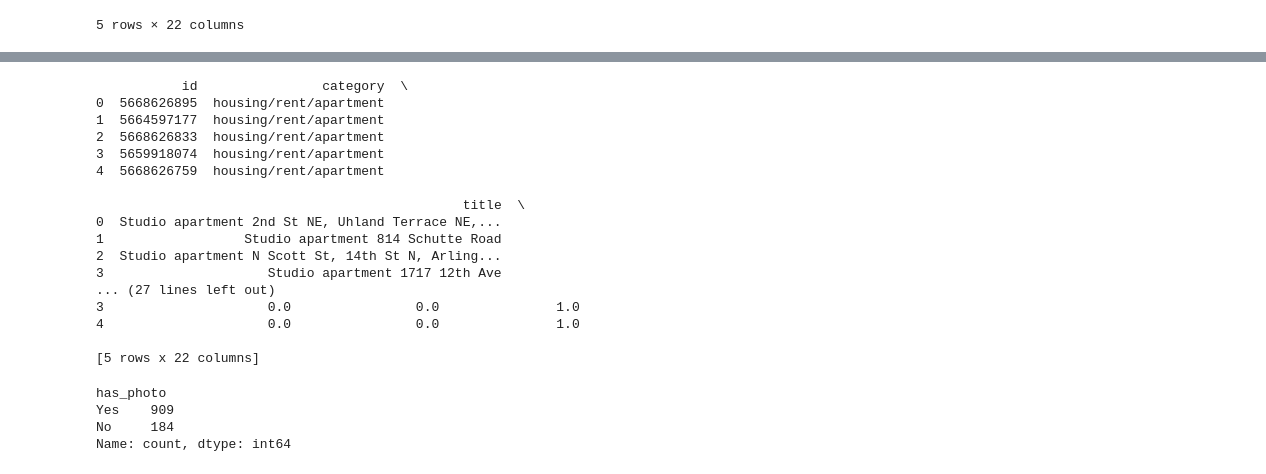
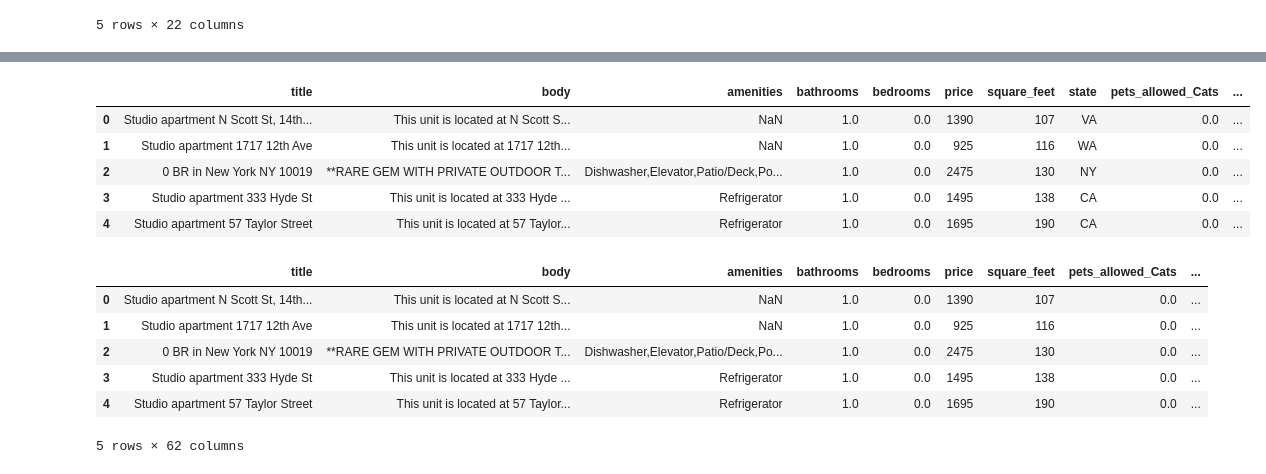
Before and after one commit to JoseEdSouza/machine-learning-works, a Jupyter notebook: rent/eda.ipynb, the cells around one changed output, grey strips where cells are left out. Saved outputs shown, nothing was run; the diff lists cells and outputs as text; code cells hidden in the pictures.

```diff
--- a/rent/eda.ipynb
+++ b/rent/eda.ipynb
@@ -94,38 +223,31 @@ print(rent)
+# %%
+def one_hot_encode_column(
+    df: pd.DataFrame, column: str, drop_first: bool = False
+) -> pd.DataFrame:
+    """
+    One-hot encode a given column in the dataframe.
+    The function returns the dataframe with the one-hot encoded column.
+    """
+    encoder = OneHotEncoder(
+        sparse_output=False, drop="first" if drop_first else None, handle_unknown="ignore"
+    )
+    encoded_column = encoder.fit_transform(df[[column]])
+    encoded_df = pd.DataFrame(
+        encoded_column, columns=encoder.get_feature_names_out([column])
+    )
+    df = df.join(encoded_df)
+    df = df.drop(columns=column)
+    return df
 # %%
-from sklearn.preprocessing import OneHotEncoder
+rent["pets_allowed"] = rent["pets_allowed"].fillna("Unknown")
 
-encoder = OneHotEncoder(sparse_output=False, handle_unknown="ignore")
+rent = one_hot_encode_column(rent, column="pets_allowed", drop_first=False)
 
-encoded = encoder.fit_transform(rent[["pets_allowed"]])
-
-encoded_df = pd.DataFrame(encoded, columns=encoder.get_feature_names_out(["pets_allowed"]))
-encoded_df.index = rent.index
-
-rent = pd.concat([rent.drop(columns=["pets_allowed"]), encoded_df], axis=1)
-
-print(rent.head())
+rent.head()
 # %% [output]
-           id                category  \
-0  5668626895  housing/rent/apartment
-1  5664597177  housing/rent/apartment
-2  5668626833  housing/rent/apartment
-3  5659918074  housing/rent/apartment
-4  5668626759  housing/rent/apartment
-
-                                               title  \
-0  Studio apartment 2nd St NE, Uhland Terrace NE,...
-1                  Studio apartment 814 Schutte Road
-2  Studio apartment N Scott St, 14th St N, Arling...
-3                     Studio apartment 1717 12th Ave
-... (27 lines left out)
-3                     0.0                0.0               1.0
-4                     0.0                0.0               1.0
-
-[5 rows x 22 columns]
+|  | title | body | amenities | bathrooms | bedrooms | price | square_feet | state | pets_allowed_Cats | ... |
+| 0 | Studio apartment N Scott St, 14th... | This unit is located at N Scott S... | NaN | 1.0 | 0.0 | 1390 | 107 | VA | 0.0 | ... |
+| 1 | Studio apartment 1717 12th Ave | This unit is located at 1717 12th... | NaN | 1.0 | 0.0 | 925 | 116 | WA | 0.0 | ... |
+| 2 | 0 BR in New York NY 10019 | **RARE GEM WITH PRIVATE OUTDOOR T... | Dishwasher,Elevator,Patio/Deck,Po... | 1.0 | 0.0 | 2475 | 130 | NY | 0.0 | ... |
+| 3 | Studio apartment 333 Hyde St | This unit is located at 333 Hyde ... | Refrigerator | 1.0 | 0.0 | 1495 | 138 | CA | 0.0 | ... |
+| 4 | Studio apartment 57 Taylor Street | This unit is located at 57 Taylor... | Refrigerator | 1.0 | 0.0 | 1695 | 190 | CA | 0.0 | ... |
-# %%
-print(rent.loc[rent["has_photo"] != "Thumbnail", "has_photo"].value_counts())
-# %% [output]
-has_photo
-Yes    909
-No     184
-Name: count, dtype: int64
@@ -134 +254,12 @@ rent["has_photo"] = rent["has_photo"].apply(lambda x: 1 if x == "Yes" else 0)
+# %%
+rent = one_hot_encode_column(rent, column="state", drop_first=False)
+rent.head()
+# %% [output]
+|  | title | body | amenities | bathrooms | bedrooms | price | square_feet | pets_allowed_Cats | ... |
+| 0 | Studio apartment N Scott St, 14th... | This unit is located at N Scott S... | NaN | 1.0 | 0.0 | 1390 | 107 | 0.0 | ... |
+| 1 | Studio apartment 1717 12th Ave | This unit is located at 1717 12th... | NaN | 1.0 | 0.0 | 925 | 116 | 0.0 | ... |
+| 2 | 0 BR in New York NY 10019 | **RARE GEM WITH PRIVATE OUTDOOR T... | Dishwasher,Elevator,Patio/Deck,Po... | 1.0 | 0.0 | 2475 | 130 | 0.0 | ... |
+| 3 | Studio apartment 333 Hyde St | This unit is located at 333 Hyde ... | Refrigerator | 1.0 | 0.0 | 1495 | 138 | 0.0 | ... |
+| 4 | Studio apartment 57 Taylor Street | This unit is located at 57 Taylor... | Refrigerator | 1.0 | 0.0 | 1695 | 190 | 0.0 | ... |
+5 rows × 62 columns
 # %%
```
Also changed, not shown: parts of 28 cells of this notebook.
